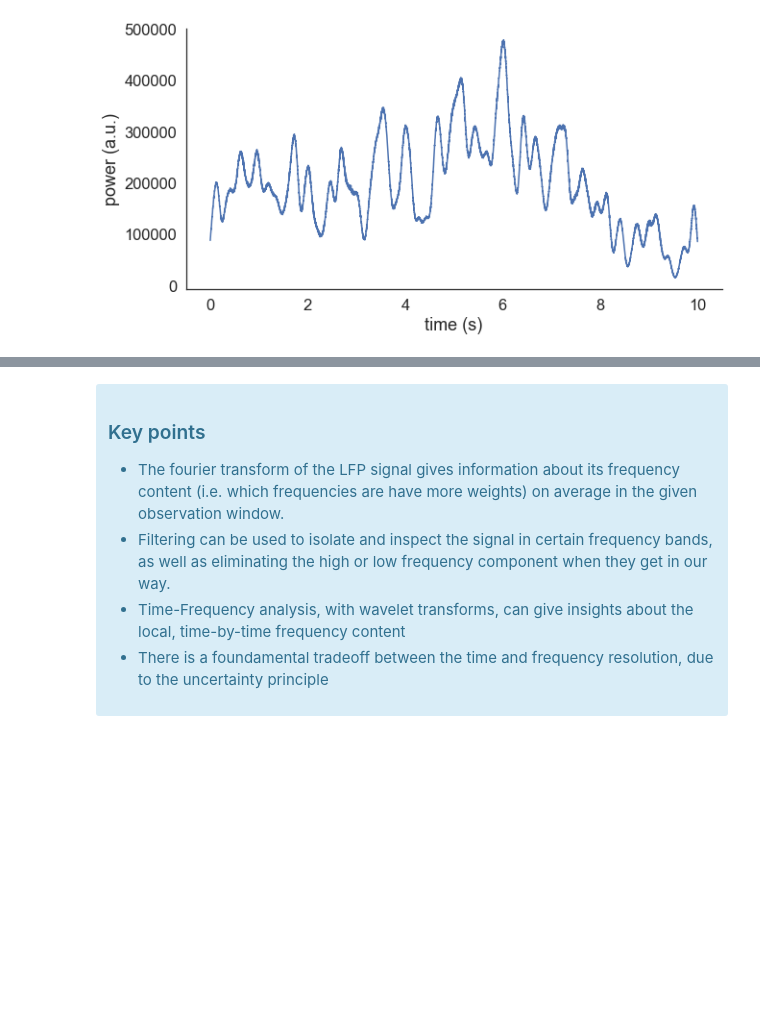
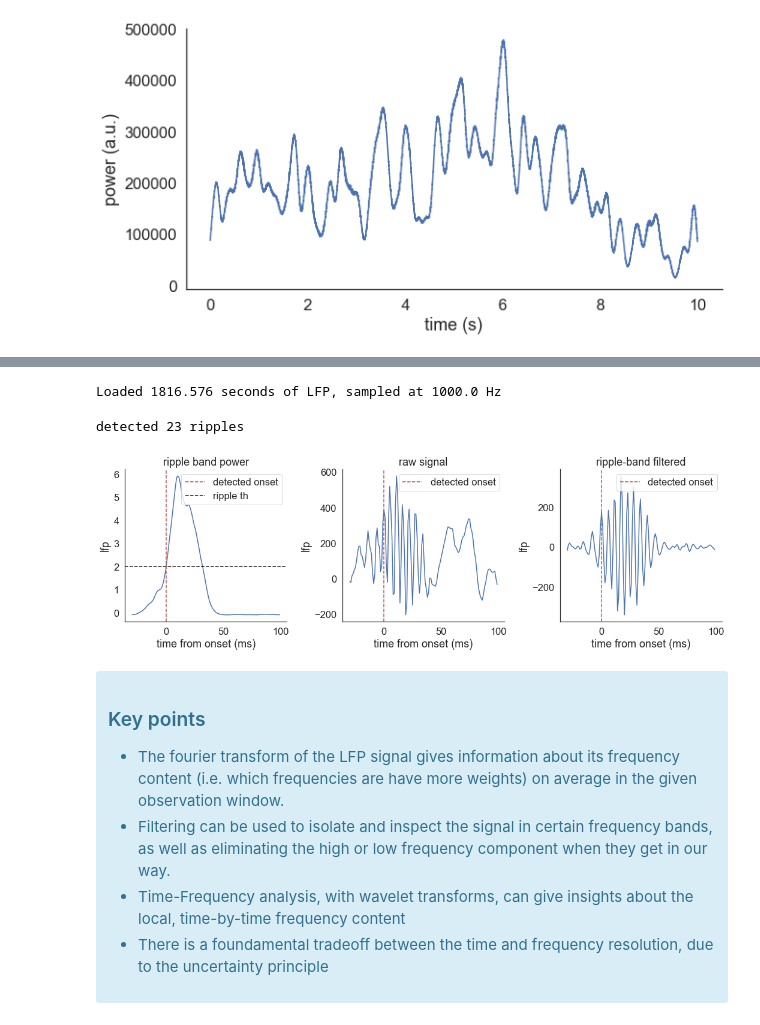
Before and after one commit to neural-data-science-course/neural-data, a Jupyter notebook: 01-local_field_potential/local-field-potential.ipynb, the cells around one changed output, grey strips where cells are left out. Drawn from its saved outputs; the diff is of its cells as text; code cells hidden in the pictures; blank space fills up the shorter version.

Commit message:
added exercises and ripple detection

```diff
--- a/01-local_field_potential/local-field-potential.ipynb
+++ b/01-local_field_potential/local-field-potential.ipynb
@@ -322,0 +332,13 @@ Text(0, 0.5, 'power (a.u.)')
+# %%
+to_save = {'lfp':lfp,'sampling_rate':sampling_rate}
+with open('data/sleep_lfp.pickle', 'wb') as handle:
+    pickle.dump(to_save, handle, protocol=pickle.HIGHEST_PROTOCOL)
+# %%
+with open('data/sleep_lfp.pickle', 'rb') as handle:
+    lfp_data = pickle.load(handle)
+
+sleep_lfp = lfp_data['lfp']
+sampling_rate = lfp_data['sampling_rate']
+print(f'Loaded {len(lfp)/sampling_rate} seconds of LFP, sampled at {sampling_rate} Hz')
+# %% [output]
+Loaded 1816.576 seconds of LFP, sampled at 1000.0 Hz
@@ -323,3 +394,65 @@ Text(0, 0.5, 'power (a.u.)')
+# %%
+from scipy.stats import zscore
+
+ripple_th = 2
+
+ripple_power = compute_ripple_power(sleep_lfp,sampling_rate)
+zscored_power = zscore(ripple_power)
+
+ripple_mask = np.asarray([True if x>ripple_th else 0 for x in zscored_power])
+
+ripples = ripple_idxs(ripple_mask)
+
+ripples = clean_ripples(ripples,sleep_lfp,ripple_len_th=30, amplitude_th=1000)
+
+print(f'detected {len(ripples)} ripples')
+# %% [output]
+detected 23 ripples
+# %%
+ripple_n = 1
+
+ripple_lfp = lf.bandpass_filter(sleep_lfp,low_f=100,high_f=250, sampling_rate=sampling_rate)
+
+
+plt.figure(figsize=(15,5))
+
+plt.subplot(1,3,1)
+onset = ripples[ripple_n][0]
+x = np.arange(-30,100)
+y = zscored_power[onset-30:onset+100]
+plt.plot(x,y)
+plt.axvline(x=0,linestyle='--',c='r',label='detected onset')
+plt.axhline(y=2,linestyle='--',c='k',label='ripple th')
+
+plt.title('ripple band power')
+plt.xlabel('time from onset (ms)')
+plt.ylabel('lfp')
+plt.legend()
+
+plt.subplot(1,3,2)
+onset = ripples[ripple_n][0]
+x = np.arange(-30,100)
+y = sleep_lfp[onset-30:onset+100]
+plt.plot(x,y)
+plt.axvline(x=0,linestyle='--',c='r',label='detected onset')
+plt.title('raw signal')
+plt.xlabel('time from onset (ms)')
+plt.ylabel('lfp')
+plt.legend()
+
+plt.subplot(1,3,3)
+onset = ripples[ripple_n][0]
+x = np.arange(-30,100)
+y = ripple_lfp[onset-30:onset+100]
+plt.plot(x,y)
+plt.axvline(x=0,linestyle='--',c='r',label='detected onset')
+plt.title('ripple-band filtered')
+plt.xlabel('time from onset (ms)')
+plt.ylabel('lfp')
+plt.legend()
+plt.tight_layout()
+# %% [output]
+[figure, added]
 # %% [markdown]
 <div class="alert alert-block alert-info">
 
```
Also changed, not shown: parts of 8 cells of this notebook, 1 other file.
